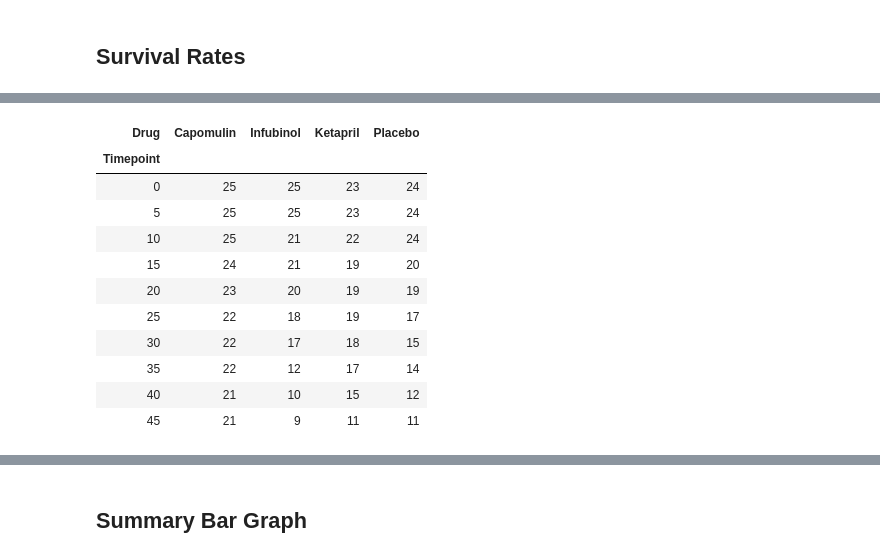
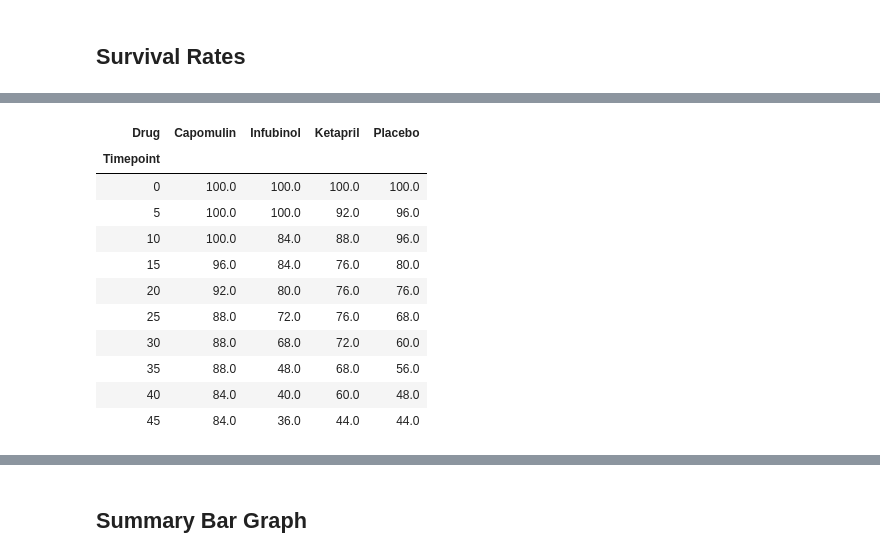
Before and after one commit to epayne323/matplotlib-challenge, a Jupyter notebook: Pymaceuticals/pymaceuticals.ipynb, the cells around one changed output, grey strips where cells are left out. Cells and saved outputs as stored; diff of their text form; code cells hidden in the pictures.

```diff
--- a/Pymaceuticals/pymaceuticals.ipynb
+++ b/Pymaceuticals/pymaceuticals.ipynb
@@ -80,8 +80,7 @@ multi_drug_mice
 ## Tumor Response to Treatment
 # %%
 # Store the Mean Tumor Volume Data Grouped by Drug and Timepoint. GroupBy summaraies are already DataFrames
-mean_tumor_volume = combined_df.groupby(["Drug", "Timepoint"]).mean()["Tumor Volume (mm3)"]
-mean_tumor_volume = mean_tumor_volume.reset_index()
+mean_tumor_volume = combined_df.groupby(["Drug", "Timepoint"]).mean()["Tumor Volume (mm3)"].reset_index()
 # Preview DataFrame
 mean_tumor_volume.head()
 # %% [output]
@@ -125,5 +129,6 @@ sem_tumor_volume_rf.head()
 | 15 | 0.838617 | 0.357705 | 0.580268 | 0.614461 |
 | 20 | 0.909731 | 0.476210 | 0.726484 | 0.839609 |
 # %%
-# storing a colors dictionary
-colors = {"Capomulin":"blue","Infubinol":"purple","Ketapril":"red","Placebo":"grey"}
+# storing colors and markers dictionaries
+colors = {"Capomulin":"blue","Infubinol":"xkcd:burnt orange","Ketapril":"red","Placebo":"grey"}
+markers = {"Capomulin":"o","Infubinol":"^","Ketapril":"s","Placebo":"d"}
@@ -180,0 +135,21 @@ plt.show()
+# %%
+# Generate the Plot (with Error Bars)
+x_ticks = mean_tumor_volume_rf.index
+
+plt.figure(figsize = (10,7))
+for drug in mean_tumor_volume_rf:
+    plt.plot(x_ticks, mean_tumor_volume_rf[drug], c = colors[drug], linewidth=1, label=drug)
+    plt.errorbar(x_ticks, mean_tumor_volume_rf[drug], sem_tumor_volume_rf[drug], color=colors[drug],
+                 fmt=markers[drug], elinewidth=1)
+
+plt.legend(loc="best")
+plt.ylabel("Mean Tumor Volume (mm3)")
+plt.xlabel("Time (Days)")
+plt.title("Tumor Response to Treatment", fontsize="x-large")
+plt.annotate('Only Capomulin is effective in reducing tumor volume.',
+             (0,0), (0, -50), xycoords='axes fraction', textcoords='offset points', va='top')
+
+# Save the Figure
+plt.savefig("../Images/Comparison of Drug Efficacy on Change in Tumor Volume.png", bbox_inches="tight")
+# Show the Figure
+plt.show()
@@ -262,4 +229,5 @@ plt.show()
 # %% [markdown]
 ## Survival Rates
 # %%
-mouse_counts = combined_df.groupby(["Drug", "Timepoint"]).count().reset_index()
+mouse_counts = combined_df.groupby(["Drug", "Timepoint"]).count()["Mouse ID"].reset_index()
+mouse_counts.head()
@@ -266,19 +241,21 @@ mouse_counts = combined_df.groupby(["Drug", "Timepoint"]).count().reset_index()
 # %%
 # Minor Data Munging to Re-Format the Data Frames
 mouse_counts_rf = pd.pivot_table(mouse_counts, values="Mouse ID",index="Timepoint",
                                       columns="Drug")
-# Preview the Data Frame
+# reformtting from counts to percentages
+for drug in mouse_counts_rf.columns:
+    mouse_counts_rf[drug] = mouse_counts_rf[drug]*100/max(mouse_counts_rf[drug])
 mouse_counts_rf
 # %% [output]
 | Drug | Capomulin | Infubinol | Ketapril | Placebo |
 | Timepoint |  |  |  |  |
-| 0 | 25 | 25 | 23 | 24 |
-| 5 | 25 | 25 | 23 | 24 |
-| 10 | 25 | 21 | 22 | 24 |
-| 15 | 24 | 21 | 19 | 20 |
-| 20 | 23 | 20 | 19 | 19 |
-| 25 | 22 | 18 | 19 | 17 |
-| 30 | 22 | 17 | 18 | 15 |
-| 35 | 22 | 12 | 17 | 14 |
-| 40 | 21 | 10 | 15 | 12 |
-| 45 | 21 | 9 | 11 | 11 |
+| 0 | 100.0 | 100.0 | 100.0 | 100.0 |
+| 5 | 100.0 | 100.0 | 92.0 | 96.0 |
+| 10 | 100.0 | 84.0 | 88.0 | 96.0 |
+| 15 | 96.0 | 84.0 | 76.0 | 80.0 |
+| 20 | 92.0 | 80.0 | 76.0 | 76.0 |
+| 25 | 88.0 | 72.0 | 76.0 | 68.0 |
+| 30 | 88.0 | 68.0 | 72.0 | 60.0 |
+| 35 | 88.0 | 48.0 | 68.0 | 56.0 |
+| 40 | 84.0 | 40.0 | 60.0 | 48.0 |
+| 45 | 84.0 | 36.0 | 44.0 | 44.0 |
```
Also changed, not shown: parts of 19 cells of this notebook, 4 other files.
